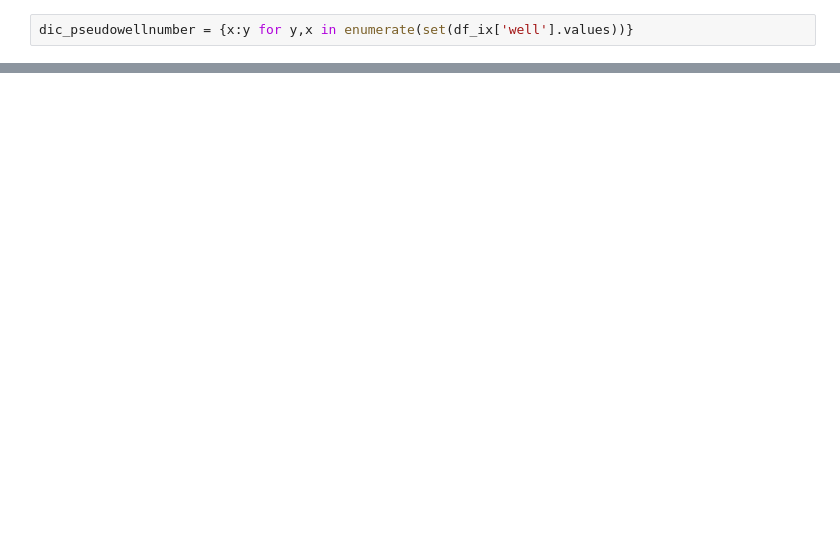
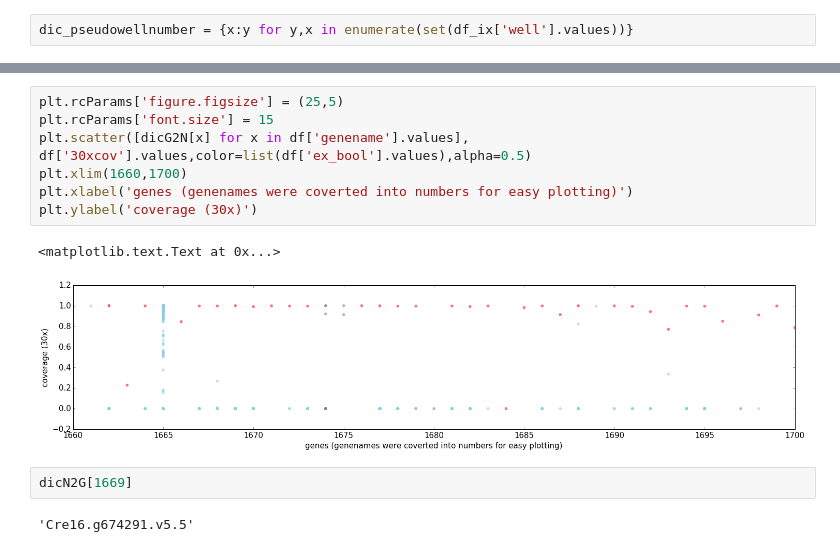
Before and after one commit to k821209/BAM2GENES, a Jupyter notebook: gene2well.ipynb, the cells around one changed output, grey strips where cells are left out. Drawn from its saved outputs; the diff is of its cells as text; blank space fills up the shorter version.

```diff
--- a/gene2well.ipynb
+++ b/gene2well.ipynb
@@ -114,0 +143,14 @@ dic_pseudowellnumber
+# %%
+plt.rcParams['figure.figsize'] = (25,5)
+plt.rcParams['font.size'] = 15
+plt.scatter([dicG2N[x] for x in df['genename'].values], df['30xcov'].values,color=list(df['ex_bool'].values),alpha=0.5)
+plt.xlim(1660,1700)
+plt.xlabel('genes (genenames were coverted into numbers for easy plotting)')
+plt.ylabel('coverage (30x)')
+# %% [output]
+<matplotlib.text.Text at 0x...>
+[figure, added]
+# %%
+dicN2G[1669]
+# %% [output]
+'Cre16.g674291.v5.5'
```
Also changed, not shown: parts of 35 cells of this notebook, 1 other file.
